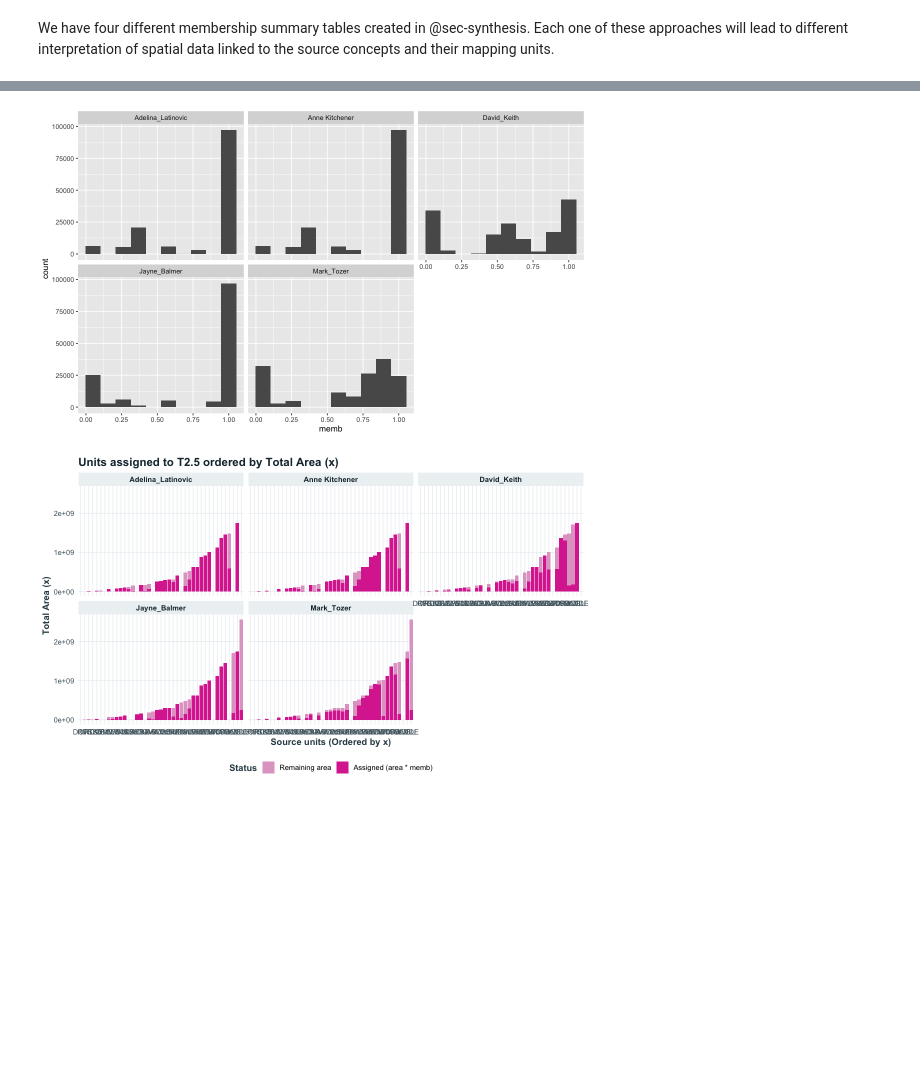
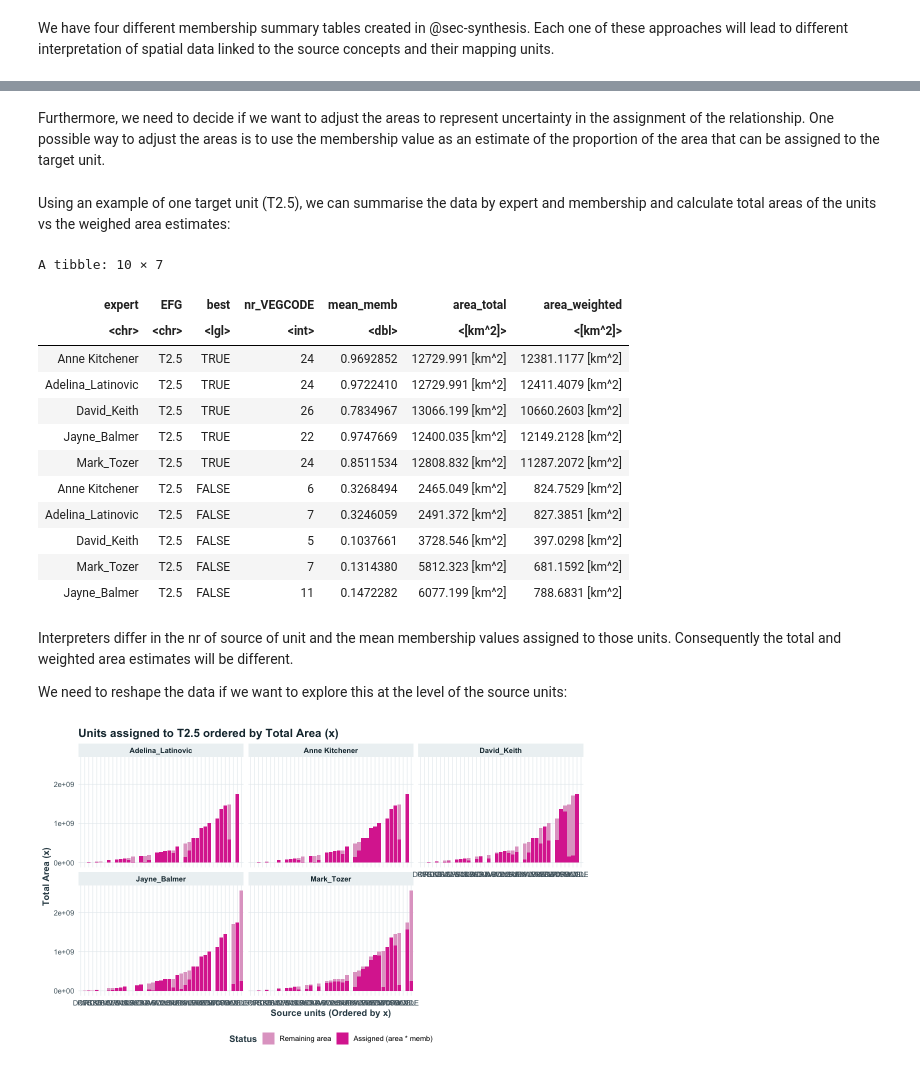
Before and after one commit to Ecosystem-Indicators-Workflows/TASVEG-XREF, a Jupyter notebook: synthesis/area-summaries.ipynb, the cells around one changed output, grey strips where cells are left out. Cells and saved outputs as stored; diff of their text form; code cells hidden in the pictures; blank space fills up the shorter version.

```diff
--- a/synthesis/area-summaries.ipynb
+++ b/synthesis/area-summaries.ipynb
@@ -42,12 +66,36 @@ We have four different membership summary tables created in @sec-synthesis. Each
 EFG_memb_exp_areas <- TASVEG_areas |>
     left_join(TASVEG_revised, by = "VEGCODE", relationship = "many-to-many") |>
     mutate(EFG = coalesce(EFG,"!XREF"))
-# %%
-EFG_memb_exp_areas |>
-    filter(EFG == "T2.5") |>
-    ggplot() +
-    geom_histogram(aes(x=memb), bins=10) +
-    facet_wrap(~expert)
-# %% [output]
-[figure, removed]
+# %% [markdown]
+Furthermore, we need to decide if we want to adjust the areas to represent uncertainty in the assignment of the relationship. One possible way to adjust the areas is to use the membership value as an estimate of the proportion of the area that can be assigned to the target unit.
+# %% [markdown]
+Using an example of one target unit (T2.5), we can summarise the data by expert and membership and calculate total areas of the units vs the weighed area estimates:
+# %%
+ EFG_memb_exp_areas |>
+    filter(EFG == "T2.5") |>
+    summarise(
+        nr_VEGCODE = n_distinct(VEGCODE),
+        mean_memb = mean(memb),
+        area_total = set_units(sum(area),'km2') ,
+        area_weighted = set_units(sum(area * memb),'km2') ,
+          .by=c(expert, EFG, best)) |>
+    filter(!is.na(area_total))
+# %% [output]
+A tibble: 10 × 7
+| expert | EFG | best | nr_VEGCODE | mean_memb | area_total | area_weighted |
+| <chr> | <chr> | <lgl> | <int> | <dbl> | <[km^2]> | <[km^2]> |
+| Anne Kitchener | T2.5 | TRUE | 24 | 0.9692852 | 12729.991 [km^2] | 12381.1177 [km^2] |
+| Adelina_Latinovic | T2.5 | TRUE | 24 | 0.9722410 | 12729.991 [km^2] | 12411.4079 [km^2] |
+| David_Keith | T2.5 | TRUE | 26 | 0.7834967 | 13066.199 [km^2] | 10660.2603 [km^2] |
+| Jayne_Balmer | T2.5 | TRUE | 22 | 0.9747669 | 12400.035 [km^2] | 12149.2128 [km^2] |
+| Mark_Tozer | T2.5 | TRUE | 24 | 0.8511534 | 12808.832 [km^2] | 11287.2072 [km^2] |
+| Anne Kitchener | T2.5 | FALSE | 6 | 0.3268494 | 2465.049 [km^2] | 824.7529 [km^2] |
+| Adelina_Latinovic | T2.5 | FALSE | 7 | 0.3246059 | 2491.372 [km^2] | 827.3851 [km^2] |
+| David_Keith | T2.5 | FALSE | 5 | 0.1037661 | 3728.546 [km^2] | 397.0298 [km^2] |
+| Mark_Tozer | T2.5 | FALSE | 7 | 0.1314380 | 5812.323 [km^2] | 681.1592 [km^2] |
+| Jayne_Balmer | T2.5 | FALSE | 11 | 0.1472282 | 6077.199 [km^2] | 788.6831 [km^2] |
+# %% [markdown]
+Interpreters differ in the nr of source of unit and the mean membership values assigned to those units. Consequently the total and weighted area estimates will be different.
+
+We need to reshape the data if we want to explore this at the level of the source units:
 # %%
```
Also changed, not shown: parts of 20 cells of this notebook, 3 other files.
